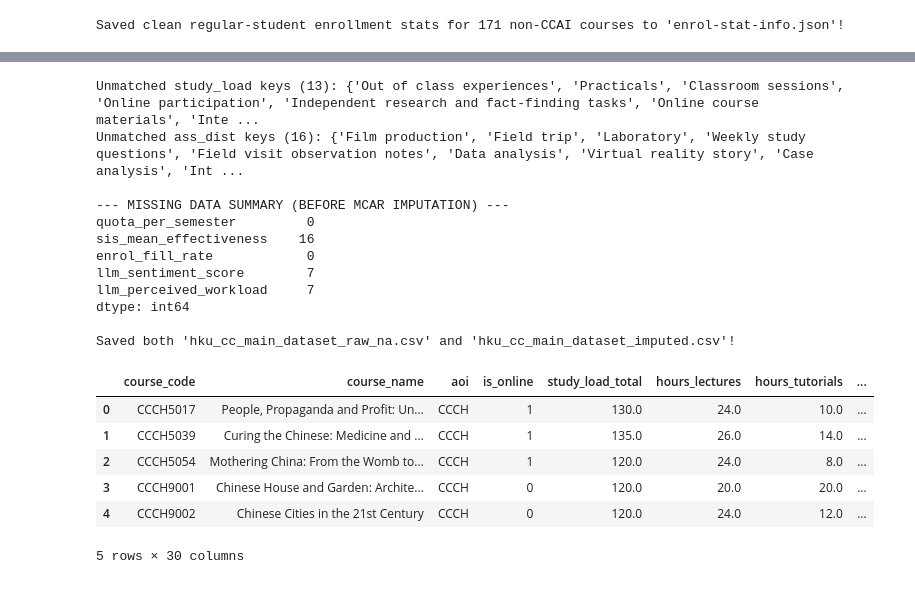
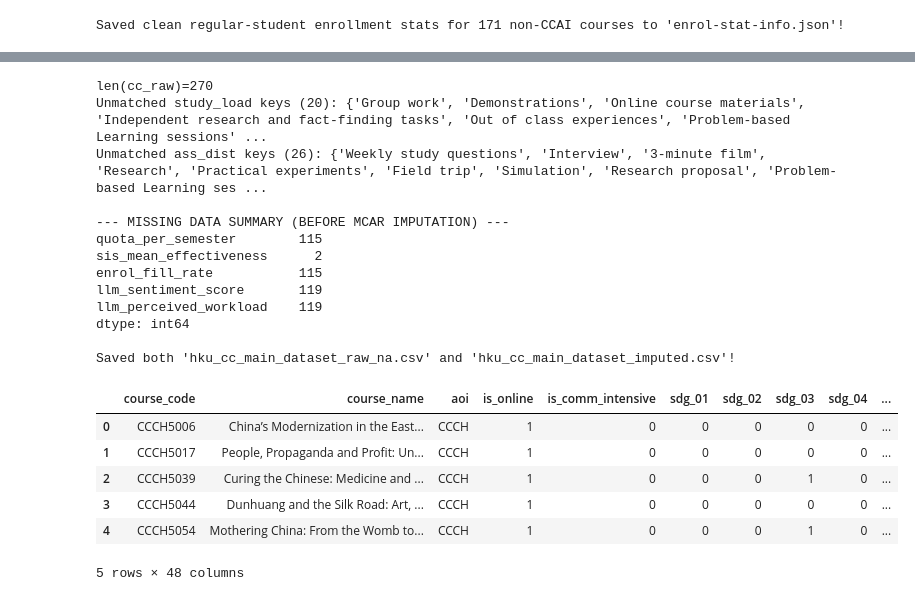
Before and after one commit to arthur-wirjo/ELEC3544-Group-Project, a Jupyter notebook: main dataset/main_dataset_construction.ipynb, the cells around one changed output, grey strips where cells are left out. Saved outputs shown, nothing was run; the diff lists cells and outputs as text; code cells hidden in the pictures.

Commit message:
update main dataset (some llm scores missing atm)

```diff
--- a/main dataset/main_dataset_construction.ipynb
+++ b/main dataset/main_dataset_construction.ipynb
@@ -361,6 +343,9 @@ for code, records in sis_raw.items():
 # ---------------------------------------------------------
 # 4. Build Main Table Anchored on cc-site-info.json (Non-CCAI)
 # ---------------------------------------------------------
+
+print(f"len(cc_raw)={len(cc_raw)}")
+
 rows = []
 for code, info in sorted(cc_raw.items()):
     code = code.strip().upper()
@@ -372,6 +357,9 @@ for code, info in sorted(cc_raw.items()):
 
     # Check if Online course (either 5000-level code or "(Online)" in course name)
     is_online = 1 if ("online" in course_name.lower() or code[4] == "5") else 0
+
+    # Check if Communication-intensive
+    is_comm_intensive = int(info.get("is_comm_intensive") is True)
 
     # Parse Semester Offered ("sem1", "sem2", or "both")
     sem_str = info.get("sem_offered", "").lower()
@@ -385,6 +373,11 @@ for code, info in sorted(cc_raw.items()):
         offered_sem = "sem2"
     else:
         offered_sem = "unknown"
+
+    # Tally SDGs
+    sdg_buckets = {f"sdg_{i:02d}": 0 for i in range(1, 18)}
+    for sdg in info.get("sdgs"):
+        sdg_buckets[f"sdg_{int(sdg[-2:]):02d}"] = 1
 
     # Study Load Features
     study_load_total = float(str(info.get("study_load_total", "0")).strip())
@@ -421,7 +414,9 @@ for code, info in sorted(cc_raw.items()):
         # --- Course Profile Features (X) ---
         "aoi": aoi,
         "is_online": is_online,
+        "is_comm_intensive": is_comm_intensive,
         "offered_sem": offered_sem,
+        **sdg_buckets,
         "study_load_total": study_load_total,
         **load_buckets,
         **ass_buckets,
@@ -444,44 +439,45 @@ df_main.insert(2, "aoi", df_main["course_code"].str[:4])
 
 # Add Semester-Adjusted Popularity Percentile (solves Sem 1 vs Sem 2 vacancy imbalance!)
 s1_pct = df_main["sem1_fill_rate"].rank(pct=True)
 s2_pct = df_main["sem2_fill_rate"].rank(pct=True)
 df_main["enrol_popularity_pct_sem_adj"] = np.nanmean(np.vstack([s1_pct, s2_pct]), axis=0).round(4)
 
 print(f"Unmatched study_load keys ({len(unmatched_load_keys)}):", unmatched_load_keys)
 print(f"Unmatched ass_dist keys ({len(unmatched_ass_keys)}):", unmatched_ass_keys)
 print("\n--- MISSING DATA SUMMARY (BEFORE MCAR IMPUTATION) ---")
 print(df_main[["quota_per_semester", "sis_mean_effectiveness", "enrol_fill_rate", "llm_sentiment_score", "llm_perceived_workload"]].isnull().sum())
 
 # Save 1: Dataset with NaNs preserved (for EDA & checking distributions)
 df_main.to_csv("hku_cc_main_dataset_raw_na.csv", index=False)
 
 # Save 2: Dataset with MCAR Median Imputation (for Modelling)
 df_imputed = df_main.copy()
 cols_to_impute = ["quota_per_semester", "sis_mean_effectiveness", "enrol_fill_rate", "enrol_popularity_pct_sem_adj", "llm_sentiment_score", "llm_perceived_workload"]
 for col in cols_to_impute:
     if df_imputed[col].notnull().any():
         df_imputed[col] = df_imputed[col].fillna(df_imputed[col].median())
 
 df_imputed.to_csv("hku_cc_main_dataset_imputed.csv", index=False)
 print("\nSaved both 'hku_cc_main_dataset_raw_na.csv' and 'hku_cc_main_dataset_imputed.csv'!")
 df_main.head()
 # %% [output]
-Unmatched study_load keys (13): {'Out of class experiences', 'Practicals', 'Classroom sessions', 'Online participation', 'Independent research and fact-finding tasks', 'Online course materials', 'Inte ...
-Unmatched ass_dist keys (16): {'Film production', 'Field trip', 'Laboratory', 'Weekly study questions', 'Field visit observation notes', 'Data analysis', 'Virtual reality story', 'Case analysis', 'Int ...
+len(cc_raw)=270
+Unmatched study_load keys (20): {'Group work', 'Demonstrations', 'Online course materials', 'Independent research and fact-finding tasks', 'Out of class experiences', 'Problem-based Learning sessions' ...
+Unmatched ass_dist keys (26): {'Weekly study questions', 'Interview', '3-minute film', 'Research', 'Practical experiments', 'Field trip', 'Simulation', 'Research proposal', 'Problem-based Learning ses ...
 
 --- MISSING DATA SUMMARY (BEFORE MCAR IMPUTATION) ---
-quota_per_semester         0
-sis_mean_effectiveness    16
-enrol_fill_rate            0
-llm_sentiment_score        7
-llm_perceived_workload     7
+quota_per_semester        115
+sis_mean_effectiveness      2
+enrol_fill_rate           115
+llm_sentiment_score       119
+llm_perceived_workload    119
 dtype: int64
 
 Saved both 'hku_cc_main_dataset_raw_na.csv' and 'hku_cc_main_dataset_imputed.csv'!
-|  | course_code | course_name | aoi | is_online | study_load_total | hours_lectures | hours_tutorials | ... |
-| 0 | CCCH5017 | People, Propaganda and Profit: Un... | CCCH | 1 | 130.0 | 24.0 | 10.0 | ... |
-| 1 | CCCH5039 | Curing the Chinese: Medicine and ... | CCCH | 1 | 135.0 | 26.0 | 14.0 | ... |
-| 2 | CCCH5054 | Mothering China: From the Womb to... | CCCH | 1 | 120.0 | 24.0 | 8.0 | ... |
-| 3 | CCCH9001 | Chinese House and Garden: Archite... | CCCH | 0 | 120.0 | 20.0 | 20.0 | ... |
-| 4 | CCCH9002 | Chinese Cities in the 21st Century | CCCH | 0 | 120.0 | 24.0 | 12.0 | ... |
+|  | course_code | course_name | aoi | is_online | is_comm_intensive | sdg_01 | sdg_02 | sdg_03 | sdg_04 | ... |
+| 0 | CCCH5006 | China’s Modernization in the East... | CCCH | 1 | 0 | 0 | 0 | 0 | 0 | ... |
+| 1 | CCCH5017 | People, Propaganda and Profit: Un... | CCCH | 1 | 0 | 0 | 0 | 0 | 0 | ... |
+| 2 | CCCH5039 | Curing the Chinese: Medicine and ... | CCCH | 1 | 0 | 0 | 0 | 1 | 0 | ... |
+| 3 | CCCH5044 | Dunhuang and the Silk Road: Art, ... | CCCH | 1 | 0 | 0 | 0 | 0 | 0 | ... |
+| 4 | CCCH5054 | Mothering China: From the Womb to... | CCCH | 1 | 0 | 0 | 0 | 1 | 0 | ... |
-5 rows × 30 columns
+5 rows × 48 columns
```
Also changed, not shown: parts of 1 cell of this notebook, 2 other files.
